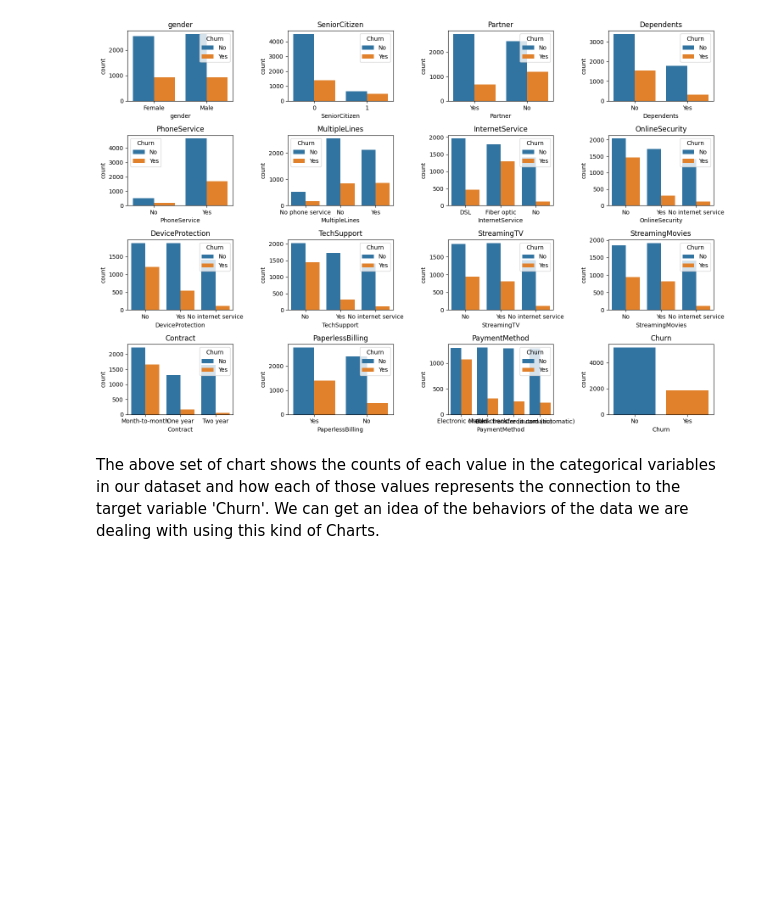
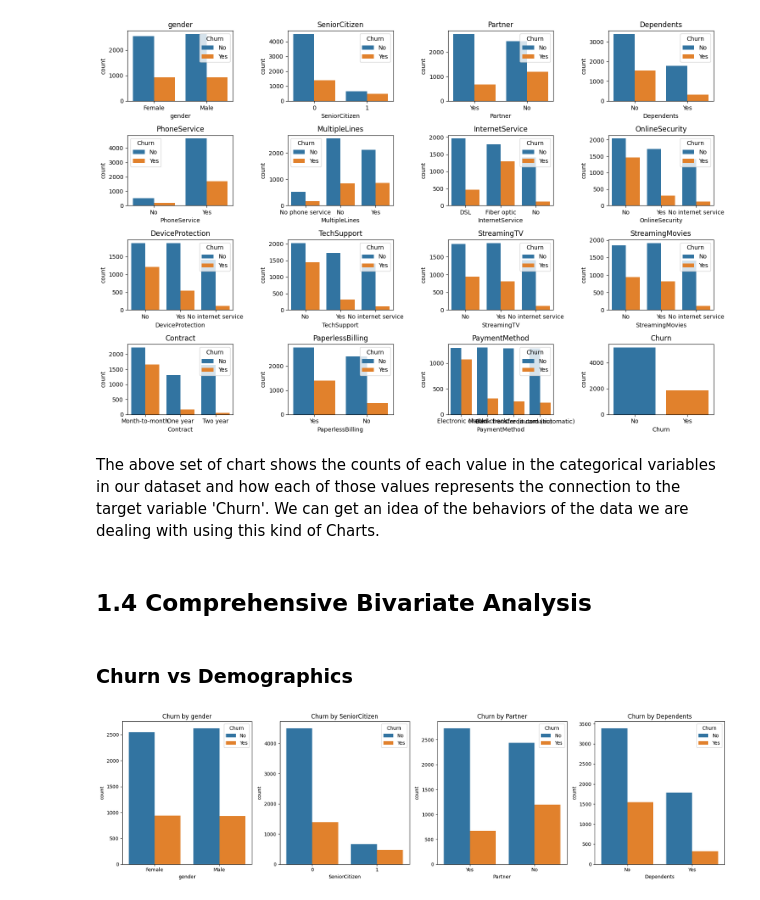
Before and after one commit to Dulina77/Churn_prediction_telco, a Jupyter notebook: Churn.ipynb, the cells around one changed output. Drawn from its saved outputs; the diff is of its cells as text; code cells hidden in the pictures; blank space fills up the shorter version.

Commit message:
Univariate Analysis and Bivariate Analysis

```diff
--- a/Churn.ipynb
+++ b/Churn.ipynb
@@ -241,3 +241,18 @@ plt.tight_layout()
 [figure]
 # %% [markdown]
 The above set of chart shows the counts of each value in the categorical variables in our dataset and how each of those values represents the connection to the target variable 'Churn'. We can get an idea of the behaviors of the data we are dealing with using this kind of Charts.
+# %% [markdown]
+## 1.4 Comprehensive Bivariate Analysis
+# %% [markdown]
+### Churn vs Demographics
+# %%
+fig, ax = plt.subplots(1, len(Customer_Demographics), figsize=(18,5))
+
+for i, col in enumerate(Customer_Demographics):
+    sns.countplot(data=df, x=col, hue='Churn', ax=ax[i])
+    ax[i].set_title(f'Churn by {col}')
+
+plt.tight_layout()
+plt.show()
+# %% [output]
+[figure, added]
```
Also changed, not shown: parts of 16 cells of this notebook.
